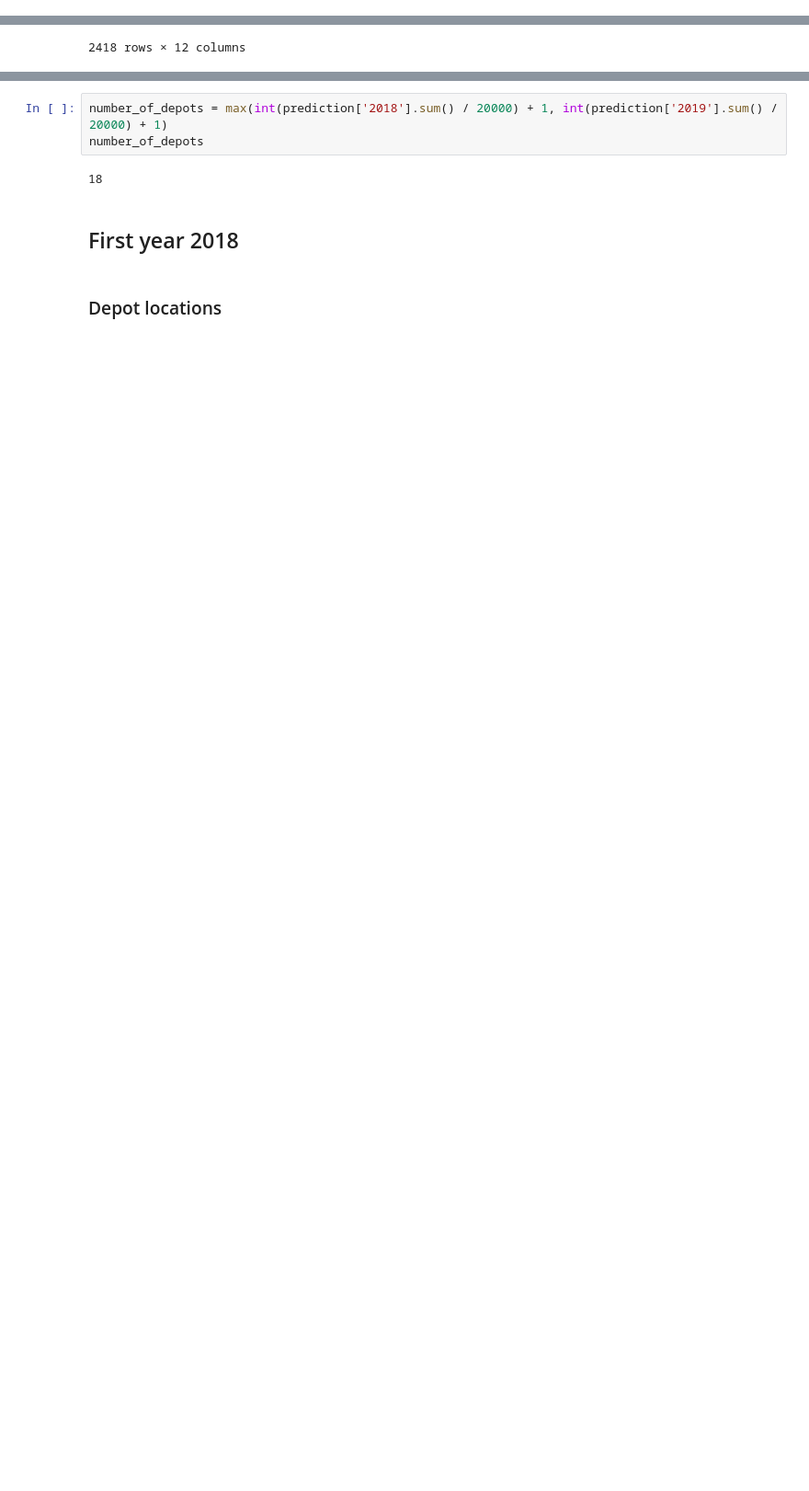
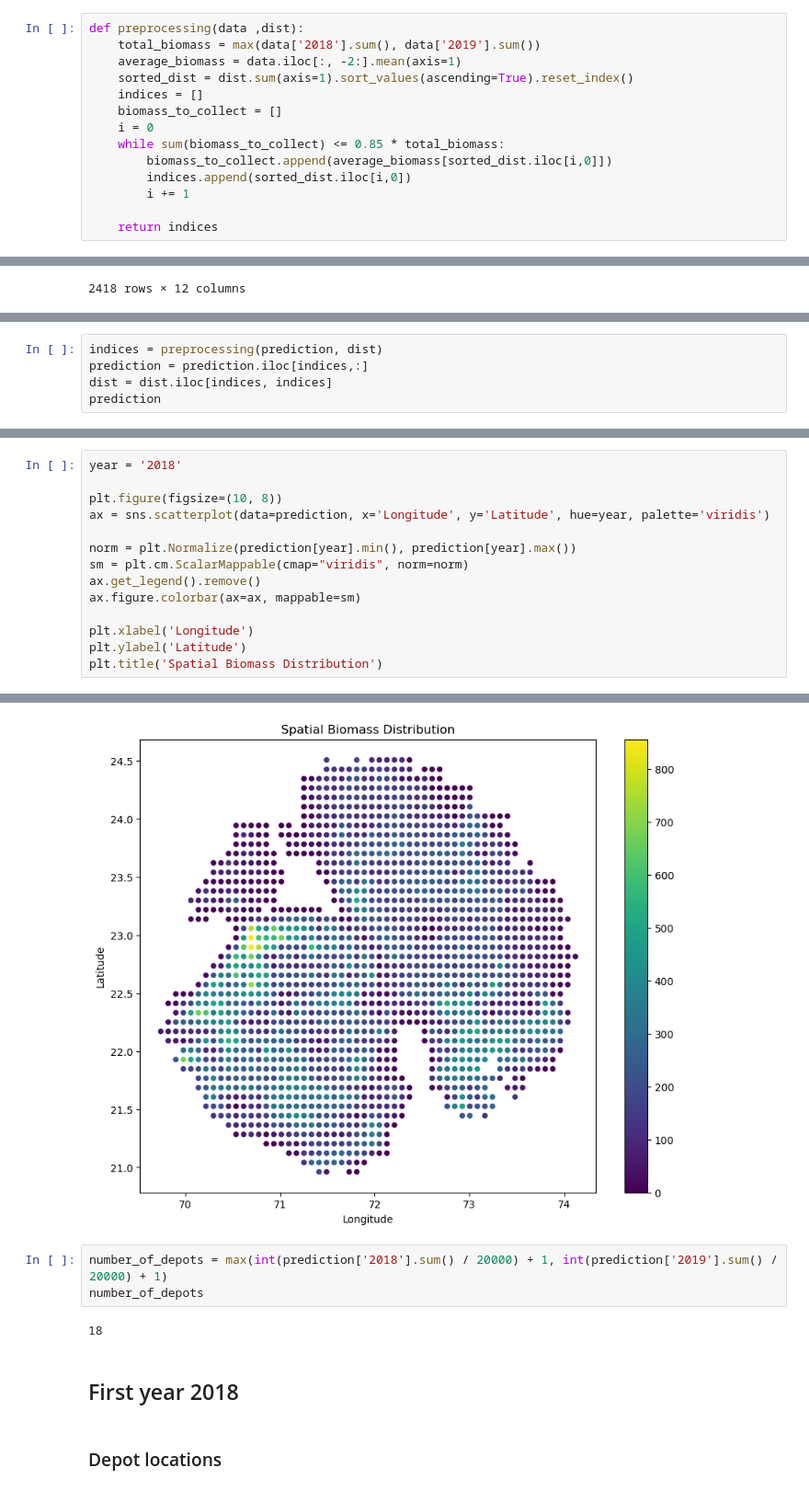
Before and after one commit to Genndoso/Shell_hachakton_2023, a Jupyter notebook: notebooks/SCIP.ipynb, the cells around one changed output, grey strips where cells are left out. Shown at 92% size. Cells and saved outputs as stored; diff of their text form; blank space fills up the shorter version.

Commit message:
add location preprocessing

```diff
--- a/notebooks/SCIP.ipynb
+++ b/notebooks/SCIP.ipynb
@@ -8,6 +10,20 @@ os.chdir('/Users/user/PycharmProjects/Shell_hachakton_2023')
 # %%
 data = pd.read_csv('data/Biomass_History.csv', index_col=0)
 dist = pd.read_csv('data/Distance_Matrix.csv', index_col=0)
+# %%
+def preprocessing(data ,dist):
+    total_biomass = max(data['2018'].sum(), data['2019'].sum())
+    average_biomass = data.iloc[:, -2:].mean(axis=1)
+    sorted_dist = dist.sum(axis=1).sort_values(ascending=True).reset_index()
+    indices = []
+    biomass_to_collect = []
+    i = 0
+    while sum(biomass_to_collect) <= 0.85 * total_biomass:
+        biomass_to_collect.append(average_biomass[sorted_dist.iloc[i,0]])
+        indices.append(sorted_dist.iloc[i,0])
+        i += 1
+
+    return indices
 # %%
 def predict_biomass(data):
     reg = TheilSenRegressor()
@@ -103,0 +137,5 @@ prediction
+# %%
+indices = preprocessing(prediction, dist)
+prediction = prediction.iloc[indices,:]
+dist = dist.iloc[indices, indices]
+prediction
@@ -103,0 +156,15 @@ prediction
+# %%
+year = '2018'
+
+plt.figure(figsize=(10, 8))
+ax = sns.scatterplot(data=prediction, x='Longitude', y='Latitude', hue=year, palette='viridis')
+
+norm = plt.Normalize(prediction[year].min(), prediction[year].max())
+sm = plt.cm.ScalarMappable(cmap="viridis", norm=norm)
+ax.get_legend().remove()
+ax.figure.colorbar(ax=ax, mappable=sm)
+
+plt.xlabel('Longitude')
+plt.ylabel('Latitude')
+plt.title('Spatial Biomass Distribution')
+# %% [output]
@@ -104,3 +172,4 @@ prediction
+[figure, added]
 # %%
 number_of_depots = max(int(prediction['2018'].sum() / 20000) + 1, int(prediction['2019'].sum() / 20000) + 1)
 number_of_depots
```
Also changed, not shown: parts of 5 cells of this notebook, 2 other files.
